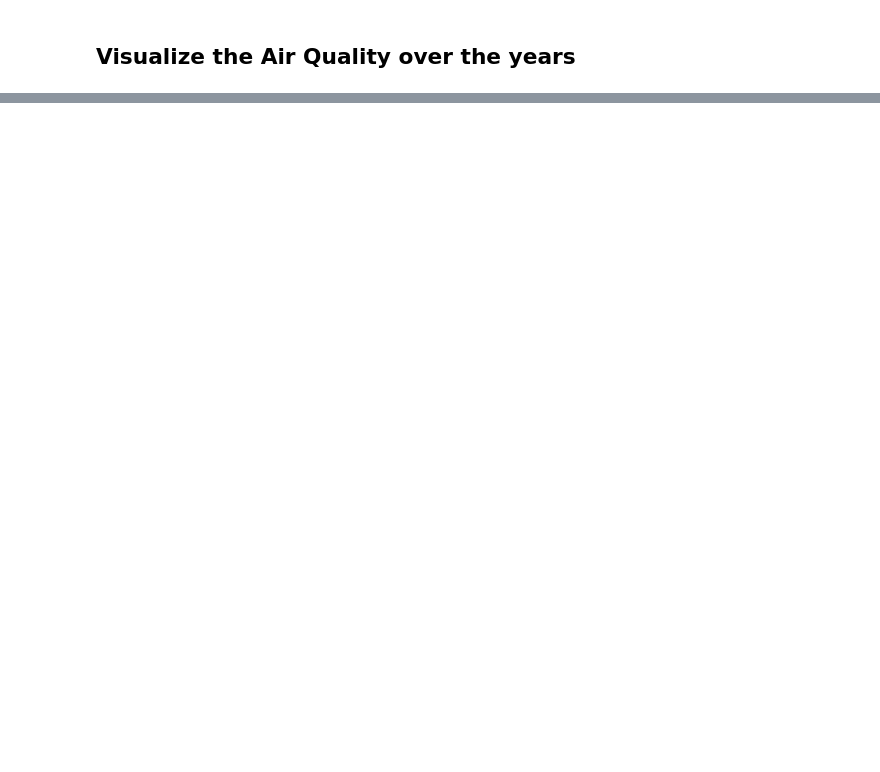
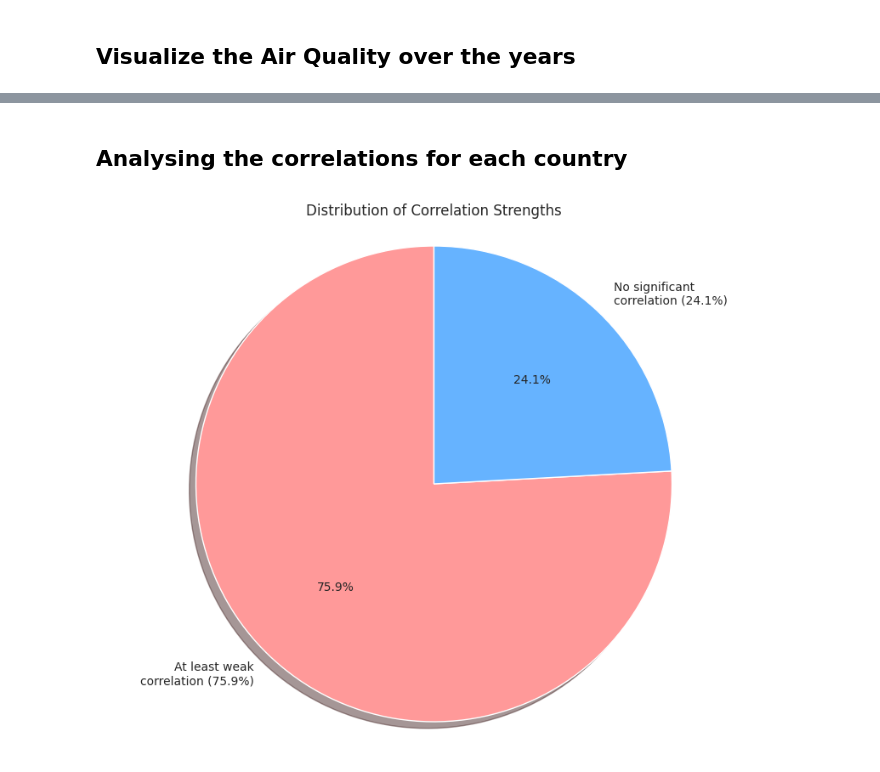
Before and after one commit to johanneshaberlah/electric-vehicle-air-quality-analysis, a Jupyter notebook: electric-vehicles-air-quality.ipynb, the cells around one changed output, grey strips where cells are left out. Drawn from its saved outputs; the diff is of its cells as text; code cells hidden in the pictures; blank space fills up the shorter version.

```diff
--- a/electric-vehicles-air-quality.ipynb
+++ b/electric-vehicles-air-quality.ipynb
@@ -148,0 +261,44 @@ plt.show()
+# %% [markdown]
+## Analysing the correlations for each country
+# %%
+# Calculate 90% confidence interval
+n = len(correlation_df)
+z_score = stats.norm.ppf(0.975)  # for 90% CI (two-sided)
+
+# Fisher's Z-Transformation for more precise confidence intervals
+z_transform = np.arctanh(correlation_df['correlation'])
+stderr = 1/np.sqrt(n-3)
+ci_lower = np.tanh(z_transform - (z_score * stderr))
+ci_upper = np.tanh(z_transform + (z_score * stderr))
+
+# Add confidence intervals to DataFrame
+correlation_df['ci_lower'] = ci_lower
+correlation_df['ci_upper'] = ci_upper
+
+# Count countries with at least weak correlation (|r| >= 0.2)
+weak_corr = correlation_df[abs(correlation_df['correlation']) >= 0.2]
+no_corr = correlation_df[abs(correlation_df['correlation']) < 0.2]
+
+n_weak = len(weak_corr)
+n_none = len(no_corr)
+
+# Calculate percentages
+percent_weak = (n_weak / n) * 100
+percent_none = (n_none / n) * 100
+
+# Create pie chart
+plt.figure(figsize=(10, 8))
+labels = [f'At least weak\ncorrelation ({percent_weak:.1f}%)',
+          f'No significant\ncorrelation ({percent_none:.1f}%)']
+sizes = [n_weak, n_none]
+colors = ['#ff9999', '#66b3ff']
+
+plt.pie(sizes, labels=labels, colors=colors, autopct='%1.1f%%',
+        startangle=90, shadow=True)
+plt.axis('equal')
+plt.title('Distribution of Correlation Strengths')
+
+# Show the plot
+plt.show()
+# %% [output]
+[figure, added]
```
Also changed, not shown: parts of 13 cells of this notebook.
